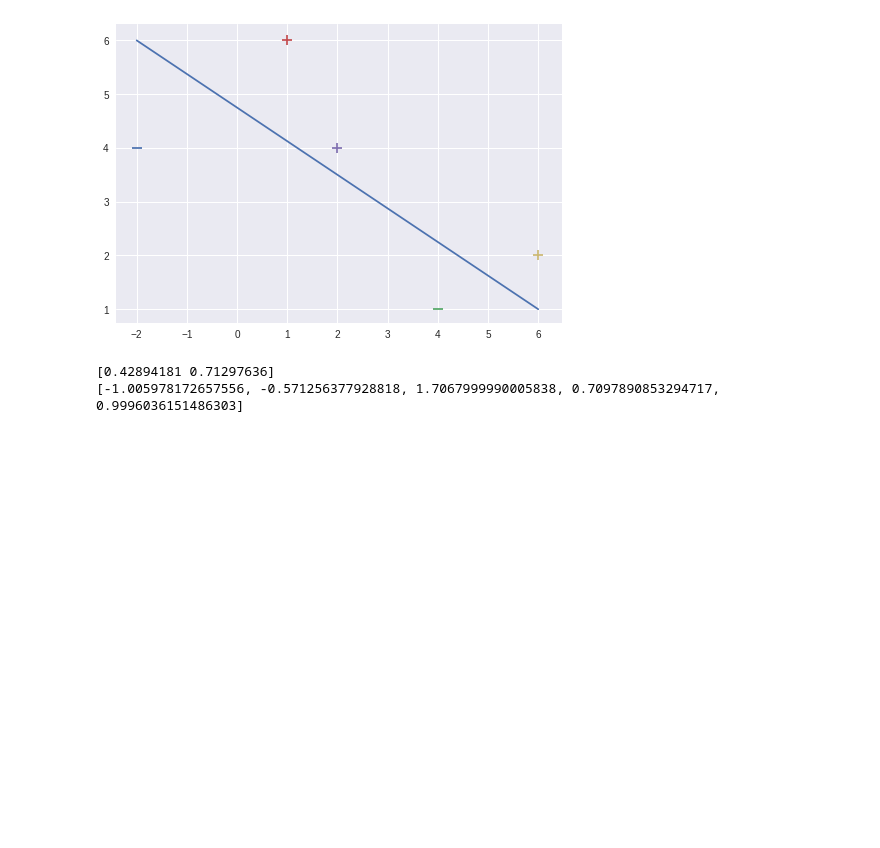
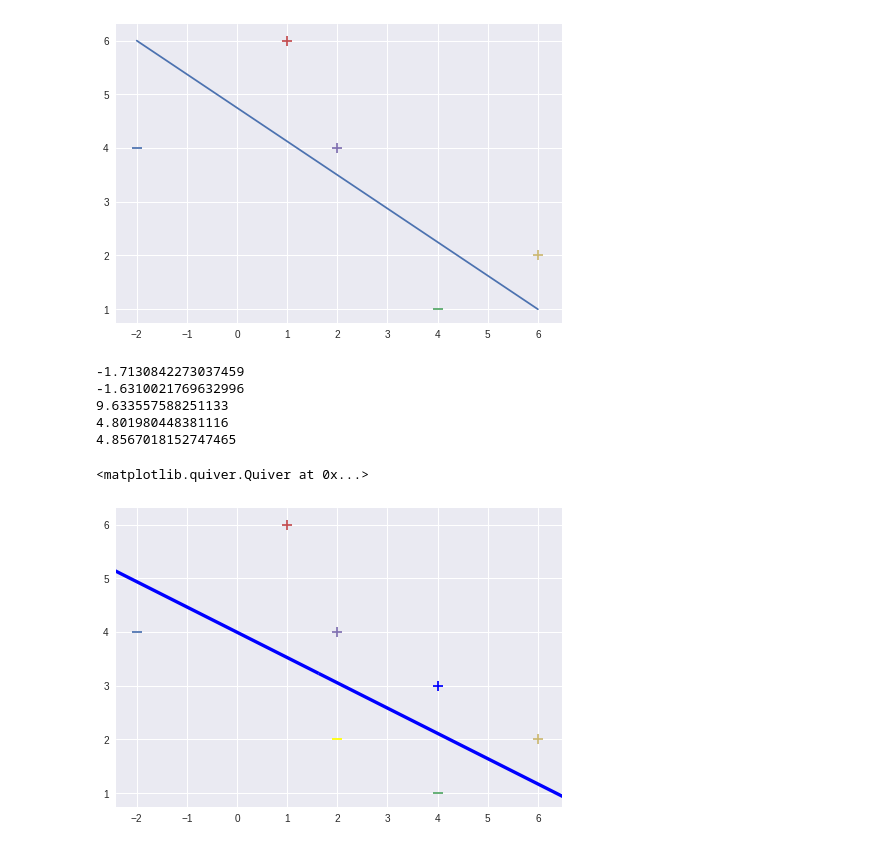
Before and after one commit to redman157/HocML, a Jupyter notebook: SVM.ipynb, the cells around one changed output. Drawn from its saved outputs; the diff is of its cells as text; code cells hidden in the pictures; blank space fills up the shorter version.

```diff
--- a/SVM.ipynb
+++ b/SVM.ipynb
@@ -58,13 +57,40 @@ plt.plot([-2,6],[6,1])
 # %% [output]
 [<matplotlib.lines.Line2D at 0x...>]
 [figure]
-# %%
-w, y_pred = svm(X,y)
-print(w)
-print(y_pred)
-# %% [output]
-[0.42894181 0.71297636]
-[-1.005978172657556, -0.571256377928818, 1.7067999990005838, 0.7097890853294717, 0.9996036151486303]
+# %%
+
+for d, sample in enumerate(X):
+    # Plot the negative samples
+    if d < 2:
+        plt.scatter(sample[0], sample[1], s=120, marker='_', linewidths=2)
+    # Plot the positive samples
+    else:
+        plt.scatter(sample[0], sample[1], s=120, marker='+', linewidths=2)
+
+# # Add our test samples
+plt.scatter(2,2, s=120, marker='_', linewidths=2, color='yellow')
+plt.scatter(4,3, s=120, marker='+', linewidths=2, color='blue')
+
+w, y_pred = svm(X,y)
+
+for x in X:
+  print(np.dot(x, w))
+# Print the hyperplane calculated by svm_sgd()
+x2=[w[0],w[1],-w[1],w[0]]
+x3=[w[0],w[1],w[1],-w[0]]
+
+x2x3 =np.array([x2,x3])
+X,Y,U,V = zip(*x2x3)
+ax = plt.gca()
+ax.quiver(X,Y,U,V,scale=1, color='blue')
+# %% [output]
+-1.7130842273037459
+-1.6310021769632996
+9.633557588251133
+4.801980448381116
+4.8567018152747465
+<matplotlib.quiver.Quiver at 0x...>
+[figure, added]
 # %%
 from __future__ import division, print_function
 import pandas as pd
```
Also changed, not shown: parts of 7 cells of this notebook.
